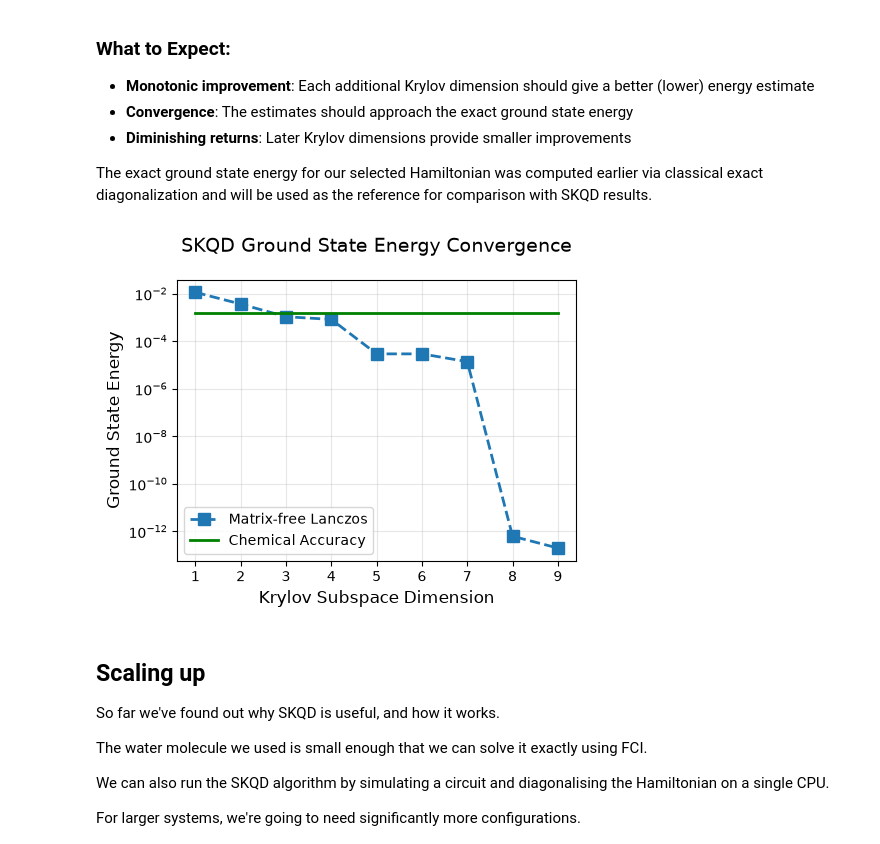
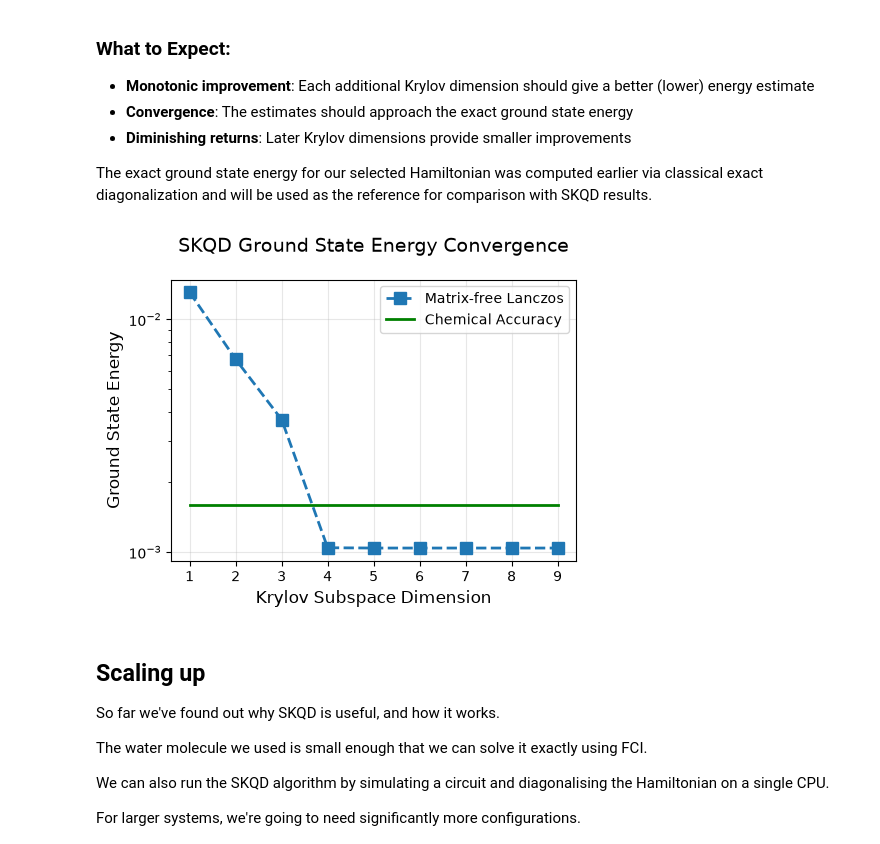
Before and after one commit to zohimchandani/sc26_quantum_tutorial, a Jupyter notebook: II_SKQD/skqd_SOLUTIONS.ipynb, the cells around one changed output. Saved outputs shown, nothing was run; the diff lists cells and outputs as text; code cells hidden in the pictures.

```diff
--- a/II_SKQD/skqd_SOLUTIONS.ipynb
+++ b/II_SKQD/skqd_SOLUTIONS.ipynb
@@ -552,19 +535,19 @@ def sample_krylov_evolution_circuit(pauli_words: list[str],
     sim_measurements = []
     unique_bitstrings = set()
 
-
+    qdrift_terms, angles = sample_qdrift_terms(pauli_words, coefficients, n_qdrift_samples, total_time_evolution)
 
     # Build the Krylov subspace
     for krylov_power in range(max_krylov_power):
         t0 = time.perf_counter()
 
         # Build the circuit and sample measurements
-        # TODO:
+        # TODO
         sampling_result = cudaq.sample(
             quantum_krylov_circuit,
             krylov_power,
-            pauli_words,
-            coefficients,
+            qdrift_terms,
+            angles,
             hf_state,
             shots_count=shot_count,
         )
@@ -580,19 +563,17 @@ def sample_krylov_evolution_circuit(pauli_words: list[str],
 
     return calculate_cumulative_results(sim_measurements) # Remove duplicates and wrong charge/spin
 # %%
-
-n_qdrift_samples = 200  # gates in the qDRIFT sequence for one application of U
+n_qdrift_samples = 100  # gates in the qDRIFT sequence for one application of U
 max_krylov_power = 10  # largest k for U^k
 total_time_evolution = np.pi
 shot_count = 1000
 
+# TODO Simulate the circuit on a GPU
 cudaq.set_target("qpp-cpu")
-
 cumulative_results = sample_krylov_evolution_circuit(pauli_words,
                                                     coefficients,
-                                                    n_qdrift_samples=200,
-                                                    total_time_evolution=1,
-                                                    max_krylov_power=10,
-                                                    shot_count=1000
-                                                    )
+                                                    n_qdrift_samples,
+                                                    total_time_evolution,
+                                                    max_krylov_power,
+                                                    shot_count)
 # %% [output]
@@ -619,9 +604,17 @@ TASK - Connect to the QPU and run the SKQD circuit on it.
 # %%
 # TODO: Connect to IQM (as in Minh's notebook)
-qpu_measurements = []
+if not os.environ.get("IQM_TOKEN"):
+    with open(IQM_TOKEN_FILE) as f:
+        os.environ["IQM_TOKEN"] = f.read().strip()
 cudaq.set_target("iqm", url=IQM_SERVER_URL)
 
-cumulative_results = sample_krylov_evolution_circuit(max_k, shots)
+cumulative_results = sample_krylov_evolution_circuit(pauli_words,
+                                                    coefficients,
+                                                    n_qdrift_samples,
+                                                    total_time_evolution,
+                                                    max_krylov_power,
+                                                    shot_count
+                                                    )
 
 # Set our target back to a classical processor for post-processing.
 if cudaq.num_available_gpus() > 0 and cudaq.has_target("nvidia"):
@@ -713,9 +665,9 @@ Let's visualize our results and analyze how SKQD converges to the true ground st
 
 The exact ground state energy for our selected Hamiltonian was computed earlier via classical exact diagonalization and will be used as the reference for comparison with SKQD results.
 # %%
-plot_skqd_convergence(lo_energies, range(1, max_k), exact_ground_state_energy)
+plot_skqd_convergence(energies, range(1, max_krylov_power), exact_ground_state_energy)
 # %% [output]
-[figure, old version]
+[figure, new version]
 # %% [markdown]
 ## Scaling up
 
```
Also changed, not shown: parts of 20 cells of this notebook, 3 other files.
